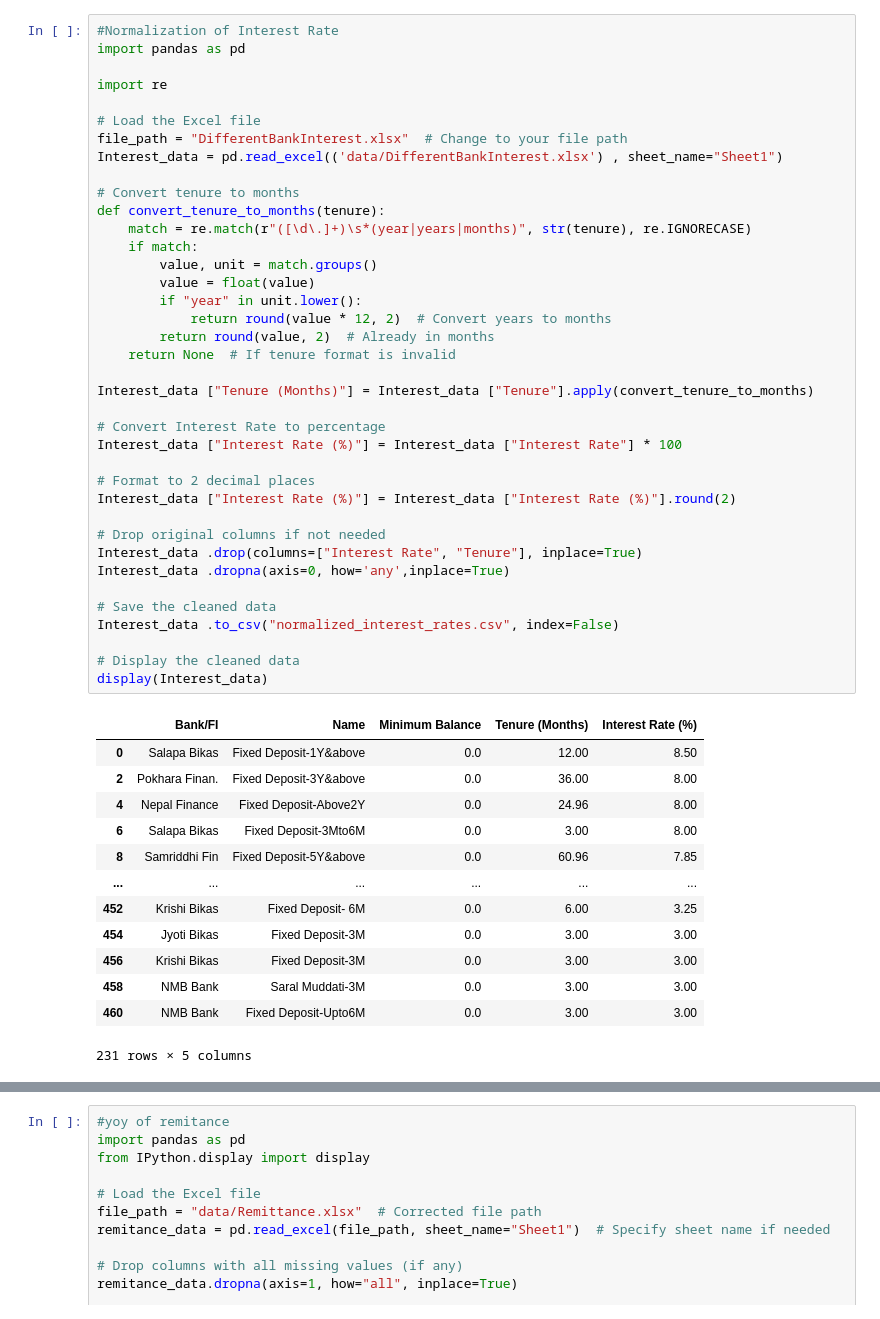
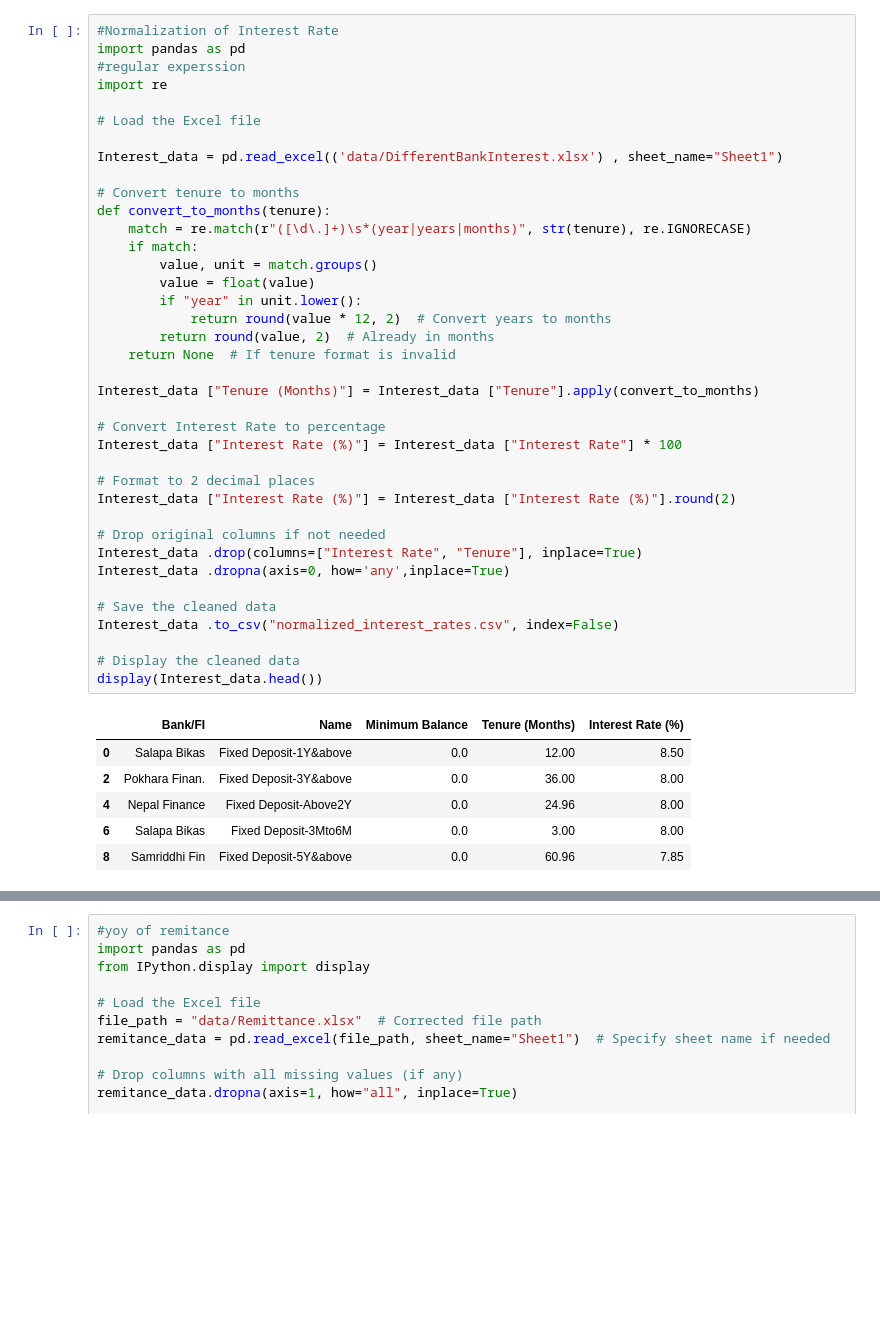
Before and after one commit to sandhyamainali/python, a Jupyter notebook: Week_3_Assignment.ipynb, the cells around one changed output, grey strips where cells are left out. Saved outputs shown, nothing was run; the diff lists cells and outputs as text; blank space fills up the shorter version.

```diff
--- a/Week_3_Assignment.ipynb
+++ b/Week_3_Assignment.ipynb
@@ -159,55 +214,48 @@ display(Interest_data)
 # %%
 #Normalization of Interest Rate
 import pandas as pd
-
+#regular experssion
 import re
 
 # Load the Excel file
-file_path = "DifferentBankInterest.xlsx"  # Change to your file path
+
 Interest_data = pd.read_excel(('data/DifferentBankInterest.xlsx') , sheet_name="Sheet1")
 
 # Convert tenure to months
-def convert_tenure_to_months(tenure):
+def convert_to_months(tenure):
     match = re.match(r"([\d\.]+)\s*(year|years|months)", str(tenure), re.IGNORECASE)
     if match:
         value, unit = match.groups()
         value = float(value)
         if "year" in unit.lower():
             return round(value * 12, 2)  # Convert years to months
         return round(value, 2)  # Already in months
     return None  # If tenure format is invalid
 
-Interest_data ["Tenure (Months)"] = Interest_data ["Tenure"].apply(convert_tenure_to_months)
+Interest_data ["Tenure (Months)"] = Interest_data ["Tenure"].apply(convert_to_months)
 
 # Convert Interest Rate to percentage
 Interest_data ["Interest Rate (%)"] = Interest_data ["Interest Rate"] * 100
 
 # Format to 2 decimal places
 Interest_data ["Interest Rate (%)"] = Interest_data ["Interest Rate (%)"].round(2)
 
 # Drop original columns if not needed
 Interest_data .drop(columns=["Interest Rate", "Tenure"], inplace=True)
 Interest_data .dropna(axis=0, how='any',inplace=True)
 
 # Save the cleaned data
 Interest_data .to_csv("normalized_interest_rates.csv", index=False)
 
 # Display the cleaned data
-display(Interest_data)
+display(Interest_data.head())
 # %% [output]
 |  | Bank/FI | Name | Minimum Balance | Tenure (Months) | Interest Rate (%) |
 | 0 | Salapa Bikas | Fixed Deposit-1Y&above | 0.0 | 12.00 | 8.50 |
 | 2 | Pokhara Finan. | Fixed Deposit-3Y&above | 0.0 | 36.00 | 8.00 |
 | 4 | Nepal Finance | Fixed Deposit-Above2Y | 0.0 | 24.96 | 8.00 |
 | 6 | Salapa Bikas | Fixed Deposit-3Mto6M | 0.0 | 3.00 | 8.00 |
 | 8 | Samriddhi Fin | Fixed Deposit-5Y&above | 0.0 | 60.96 | 7.85 |
-| ... | ... | ... | ... | ... | ... |
-| 452 | Krishi Bikas | Fixed Deposit- 6M | 0.0 | 6.00 | 3.25 |
-| 454 | Jyoti Bikas | Fixed Deposit-3M | 0.0 | 3.00 | 3.00 |
-| 456 | Krishi Bikas | Fixed Deposit-3M | 0.0 | 3.00 | 3.00 |
-| 458 | NMB Bank | Saral Muddati-3M | 0.0 | 3.00 | 3.00 |
-| 460 | NMB Bank | Fixed Deposit-Upto6M | 0.0 | 3.00 | 3.00 |
-231 rows × 5 columns
 # %%
 #yoy of Interest
 import pandas as pd
```
Also changed, not shown: parts of 16 cells of this notebook, 36 other files.
